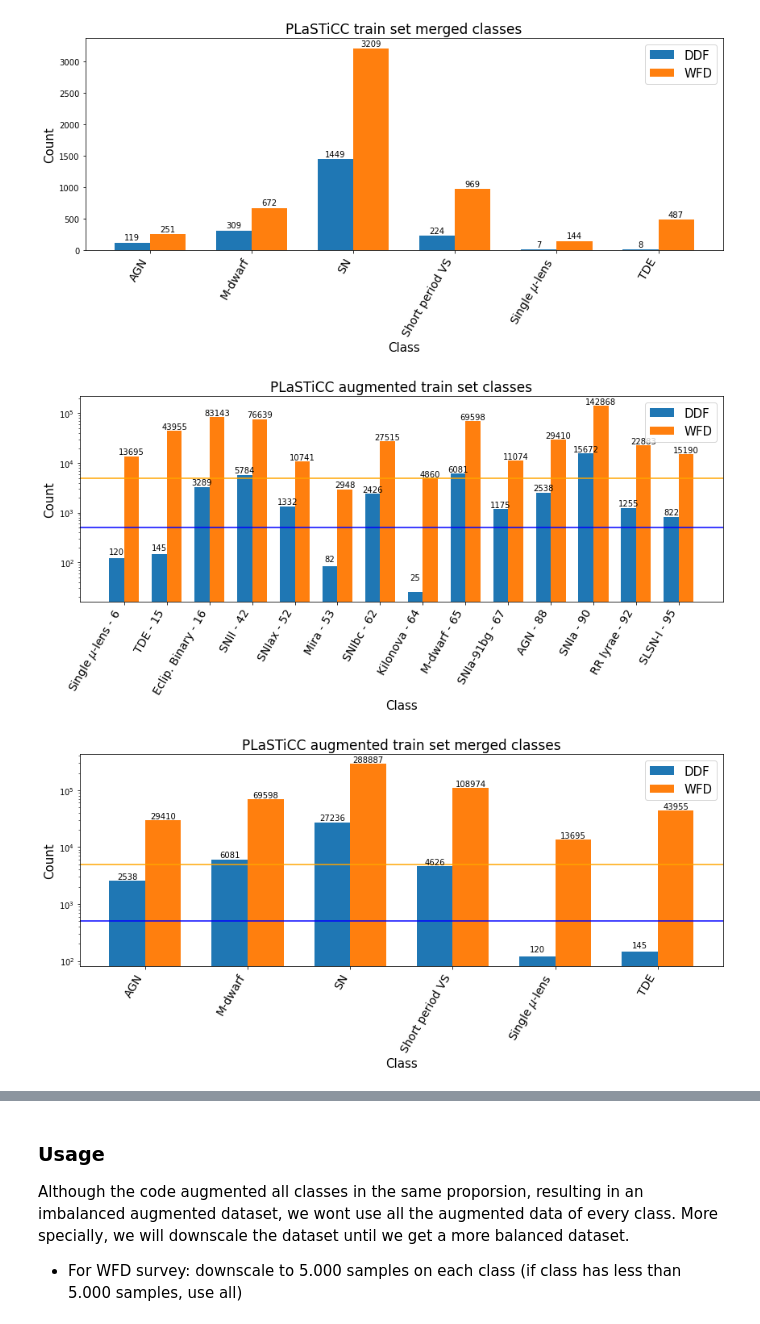
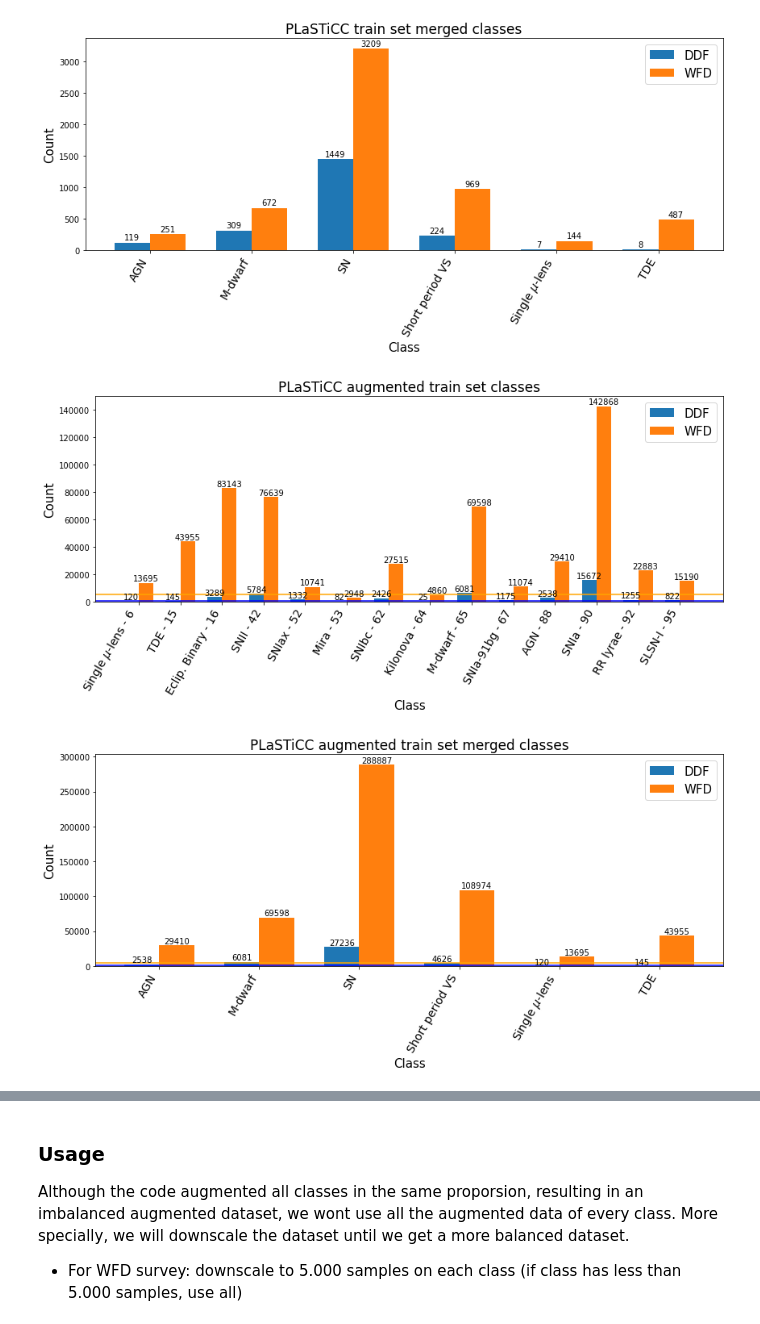
Before and after one commit to frmunozz/irregular-bag-of-pattern, a Jupyter notebook: notebooks/data_exploration.ipynb, the cells around one changed output, grey strips where cells are left out. Saved outputs shown, nothing was run; the diff lists cells and outputs as text; code cells hidden in the pictures.

```diff
--- a/notebooks/data_exploration.ipynb
+++ b/notebooks/data_exploration.ipynb
@@ -36,3 +24,7 @@ Index(['object_id', 'ra', 'decl', 'ddf_bool', 'hostgal_specz',
        'tflux_y'],
       dtype='object')
 (7848, 26)
+# %%
+plasticc_augment_meta = avocado.load("plasticc_augment_ddf_100", metadata_only=True, verify_input_chunks=False)
+print(plasticc_augment_meta.metadata.columns)
+plasticc_augment_meta.metadata.shape
@@ -38,0 +73,4 @@ Index(['object_id', 'ra', 'decl', 'ddf_bool', 'hostgal_specz',
+# %%
+plasticc_train_meta = avocado.load("plasticc_train_ddf_100", metadata_only=True, verify_input_chunks=False)
+print(plasticc_train_meta.metadata.columns)
+plasticc_train_meta.metadata.shape
@@ -146,0 +213,15 @@ merged_labels = {
+# %%
+log_scale = True
+show_lines = False
+class_count_ddf, class_count_wfd = get_counts(plasticc_test_meta.metadata, key="ddf", key2="class")
+plot_labels_tuple(class_count_ddf, class_count_wfd, "DDF", "WFD", plot_labels_short, log_scale=log_scale, show_lines=show_lines, title="PLaSTiCC test set classes")
+
+class_count_ddf_merged = defaultdict(int)
+class_count_wfd_merged = defaultdict(int)
+for key, val in class_count_ddf.items():
+    class_count_ddf_merged[merged_labels[key]] += val
+
+for key, val in class_count_wfd.items():
+    class_count_wfd_merged[merged_labels[key]] += val
+
+plot_labels_tuple(class_count_ddf_merged, class_count_wfd_merged, "DDF", "WFD", None, log_scale=log_scale, show_lines=show_lines, title="PLaSTiCC test set merged classes")
@@ -147,6 +230,8 @@ merged_labels = {
 # %%
-class_count_ddf, class_count_wfd = get_counts(plasticc_train_meta, key="ddf_bool")
-plot_labels_tuple(class_count_ddf, class_count_wfd, "DDF", "WFD", plot_labels_short, title="PLaSTiCC train set classes")
+log_scale = False
+show_lines = False
+class_count_ddf, class_count_wfd = get_counts(plasticc_train_meta.metadata, key="ddf", key2="class")
+plot_labels_tuple(class_count_ddf, class_count_wfd, "DDF", "WFD", plot_labels_short, log_scale=log_scale, show_lines=show_lines, title="PLaSTiCC train set classes")
 
 class_count_ddf_merged = defaultdict(int)
 class_count_wfd_merged = defaultdict(int)
@@ -156,25 +241,27 @@ for key, val in class_count_ddf.items():
 for key, val in class_count_wfd.items():
     class_count_wfd_merged[merged_labels[key]] += val
 
-plot_labels_tuple(class_count_ddf_merged, class_count_wfd_merged, "DDF", "WFD", None, log_scale=False, show_lines=False, title="PLaSTiCC train set merged classes")
+plot_labels_tuple(class_count_ddf_merged, class_count_wfd_merged, "DDF", "WFD", None, log_scale=log_scale, show_lines=show_lines, title="PLaSTiCC train set merged classes")
 # %% [output]
 [figure]
 [figure]
 # %%
+log_scale = False
+show_lines = True
 class_count_ddf, class_count_wfd = get_counts(plasticc_augment_meta.metadata, key="ddf", key2="class")
-plot_labels_tuple(class_count_ddf, class_count_wfd, "DDF", "WFD", plot_labels_short, log_scale=True, show_lines=True,
+plot_labels_tuple(class_count_ddf, class_count_wfd, "DDF", "WFD", plot_labels_short, log_scale=log_scale, show_lines=show_lines,
                  title="PLaSTiCC augmented train set classes")
 
 class_count_ddf_merged = defaultdict(int)
 class_count_wfd_merged = defaultdict(int)
 for key, val in class_count_ddf.items():
     class_count_ddf_merged[merged_labels[key]] += val
 
 for key, val in class_count_wfd.items():
     class_count_wfd_merged[merged_labels[key]] += val
 
-plot_labels_tuple(class_count_ddf_merged, class_count_wfd_merged, "DDF", "WFD", None, log_scale=True, show_lines=True,
+plot_labels_tuple(class_count_ddf_merged, class_count_wfd_merged, "DDF", "WFD", None, log_scale=log_scale, show_lines=show_lines,
                  title="PLaSTiCC augmented train set merged classes")
 # %% [output]
-[figure, old version]
+[figure, new version]
-[figure, old version]
+[figure, new version]
```
Also changed, not shown: parts of 15 cells of this notebook, 26 other files.
